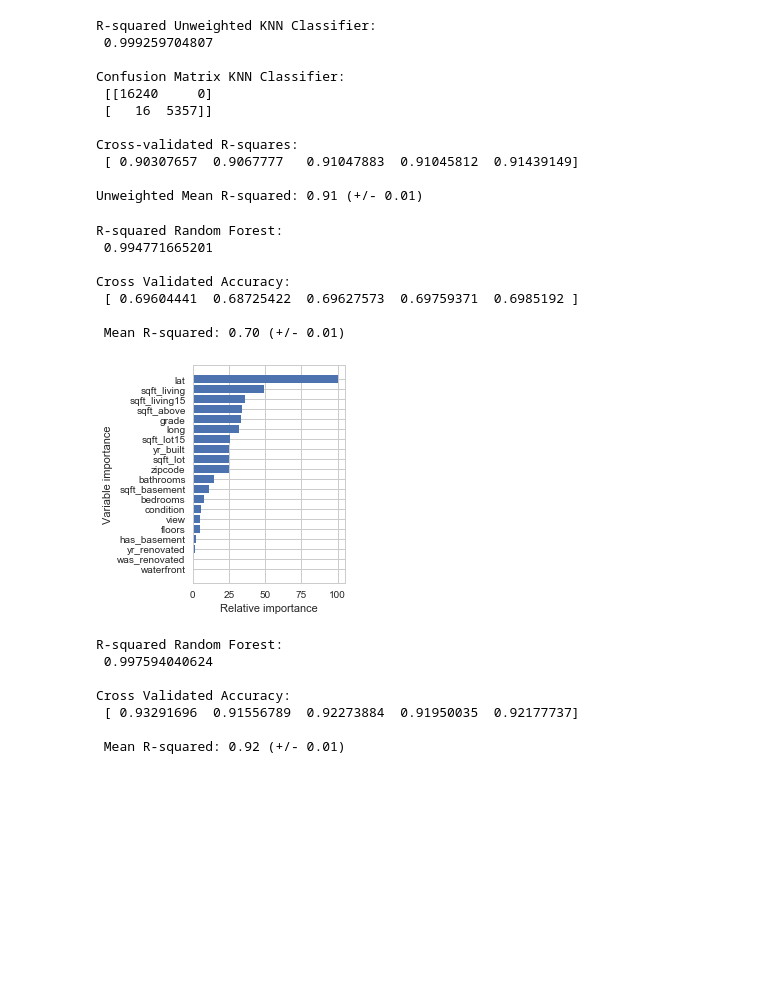
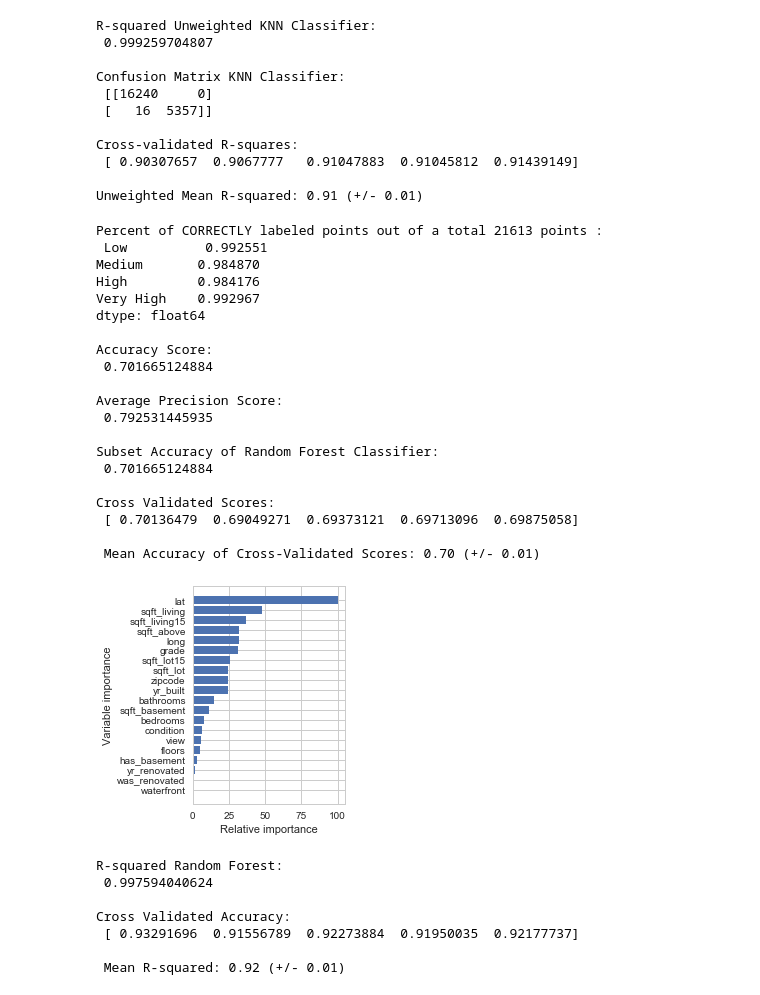
Before and after one commit to cappsjr/StartDraft_Capstone, a Jupyter notebook: Capstone Draft.ipynb, the cells around one changed output. Cells and saved outputs as stored; diff of their text form; code cells hidden in the pictures; blank space fills up the shorter version.

```diff
--- a/Capstone Draft.ipynb
+++ b/Capstone Draft.ipynb
@@ -28,3 +30,8 @@ df.head(2)
 | 0 | 7129300520 | 20141013T000000 | 221900.0 | 3 | 1.00 | 1180 | 5650 | 1.0 | 0 | 0 | ... |
 | 1 | 6414100192 | 20141209T000000 | 538000.0 | 3 | 2.25 | 2570 | 7242 | 2.0 | 0 | 0 | ... |
 2 rows × 21 columns
+# %%
+df['datetime'] = pd.to_datetime(df['date'])
+df.index = df['date']
+del df['date']
+df.head(2)
@@ -1144,42 +1515,65 @@ Unweighted Mean R-squared: 0.91 (+/- 0.01)
 # %%
 # Now lets make a Random Forest Classifier; first lets make another function
 
 # Lets create a function for our random forest model.
 def ranfor_class(X, y, n_est, max_dep, cvk):
+    offset = int(X.shape[0] * 0.9)
+    X_train, y_train = X[:offset], y[:offset]
+    X_test, y_test = X[offset:], y[offset:]
     rfc = ensemble.RandomForestClassifier(n_estimators=n_est, max_depth=max_dep)
-    rfc_fit = rfc.fit(X, y)
-    rfc_predict = rfc.predict(X)
-    rfc_score = rfc.score(X,y)
-    print('\nR-squared Random Forest: \n', rfc_score)
-    rfc_crossval = cross_val_score(rfc, X, y, cv=cvk)
-    print('\nCross Validated Accuracy: \n', rfc_crossval)
-    print('\n Mean R-squared: %0.2f (+/- %0.2f)' % (rfc_crossval.mean(), rfc_crossval.std() * 2))
+    rfc_fit = rfc.fit(X_train, y_train)
+    rfc_pred = rfc.predict(X_test)
+    rfc_score = rfc.score(X_test, y_test)
+    print('Percent of CORRECTLY labeled points out of a total {} points : \n {}'.format(
+    df.shape[0],
+    (1 - (y_test != rfc_pred).sum() / len(df))))
+    acc = accuracy_score(y_test, rfc_pred)
+    print('\nAccuracy Score: \n', acc)
+    aps = average_precision_score(y_test, rfc_pred)
+    print('\nAverage Precision Score: \n', aps)
+    print('\nSubset Accuracy of Random Forest Classifier: \n', rfc_score)
+    rfc_crossval = cross_val_score(rfc, X, y, scoring='accuracy', cv=cvk)
+    print('\nCross Validated Scores: \n', rfc_crossval)
+    print('\n Mean Accuracy of Cross-Validated Scores: %0.2f (+/- %0.2f)' % (rfc_crossval.mean(), rfc_crossval.std() * 2))
     # Make importances relative to max importance
     feature_importance = rfc.feature_importances_
     feature_importance = 100 * (feature_importance / feature_importance.max())
     sorted_idx = np.argsort(feature_importance)
     pos = np.arange(sorted_idx.shape[0]) +  0.5
     plt.subplot(1, 2, 2)
     plt.barh(pos, feature_importance[sorted_idx], align='center')
     plt.yticks(pos, X.columns[sorted_idx])
     plt.xlabel('Relative importance')
     plt.ylabel('Variable importance')
     plt.show()
 
 # Define arguments and run the model
 rfc_var = df.drop(['price', 'id', 'date', 'prices_binned', 'price_level', 'Low', 'Medium', 'High', 'Very High'], axis=1)
 rfc_tar_var = df[['Low', 'Medium', 'High', 'Very High']]
 
 ranfor_class(rfc_var, rfc_tar_var, 500, None, 5)
 # %% [output]
-R-squared Random Forest:
- 0.994771665201
+Percent of CORRECTLY labeled points out of a total 21613 points :
+ Low          0.992551
+Medium       0.984870
+High         0.984176
+Very High    0.992967
+dtype: float64
 
-Cross Validated Accuracy:
- [ 0.69604441  0.68725422  0.69627573  0.69759371  0.6985192 ]
+Accuracy Score:
+ 0.701665124884
 
- Mean R-squared: 0.70 (+/- 0.01)
+Average Precision Score:
+ 0.792531445935
+
+Subset Accuracy of Random Forest Classifier:
+ 0.701665124884
+
+Cross Validated Scores:
+ [ 0.70136479  0.69049271  0.69373121  0.69713096  0.69875058]
+
+ Mean Accuracy of Cross-Validated Scores: 0.70 (+/- 0.01)
-[figure, old version]
+[figure, new version]
 # %%
 # Lets run the model for Low, Medium, High, and Very High individually and see how it performs.
 
```
Also changed, not shown: parts of 53 cells of this notebook.
